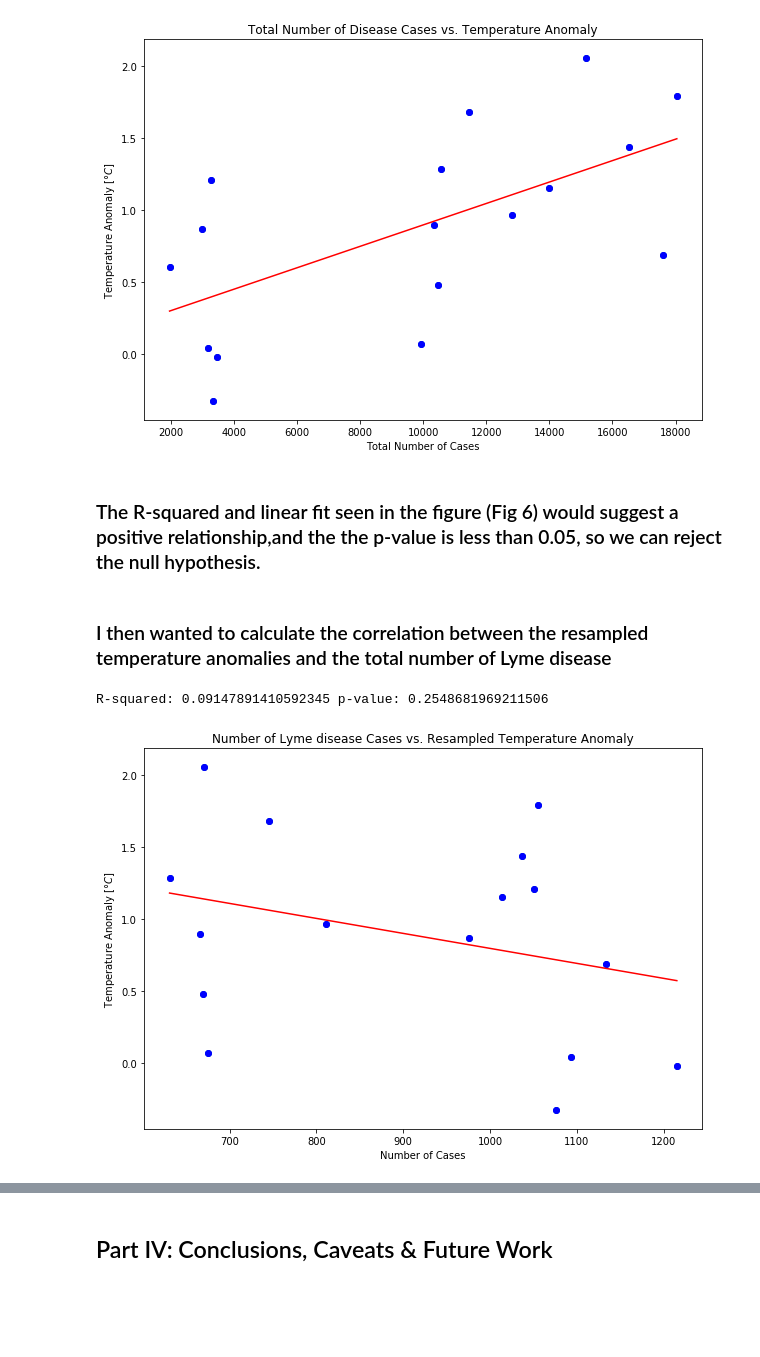
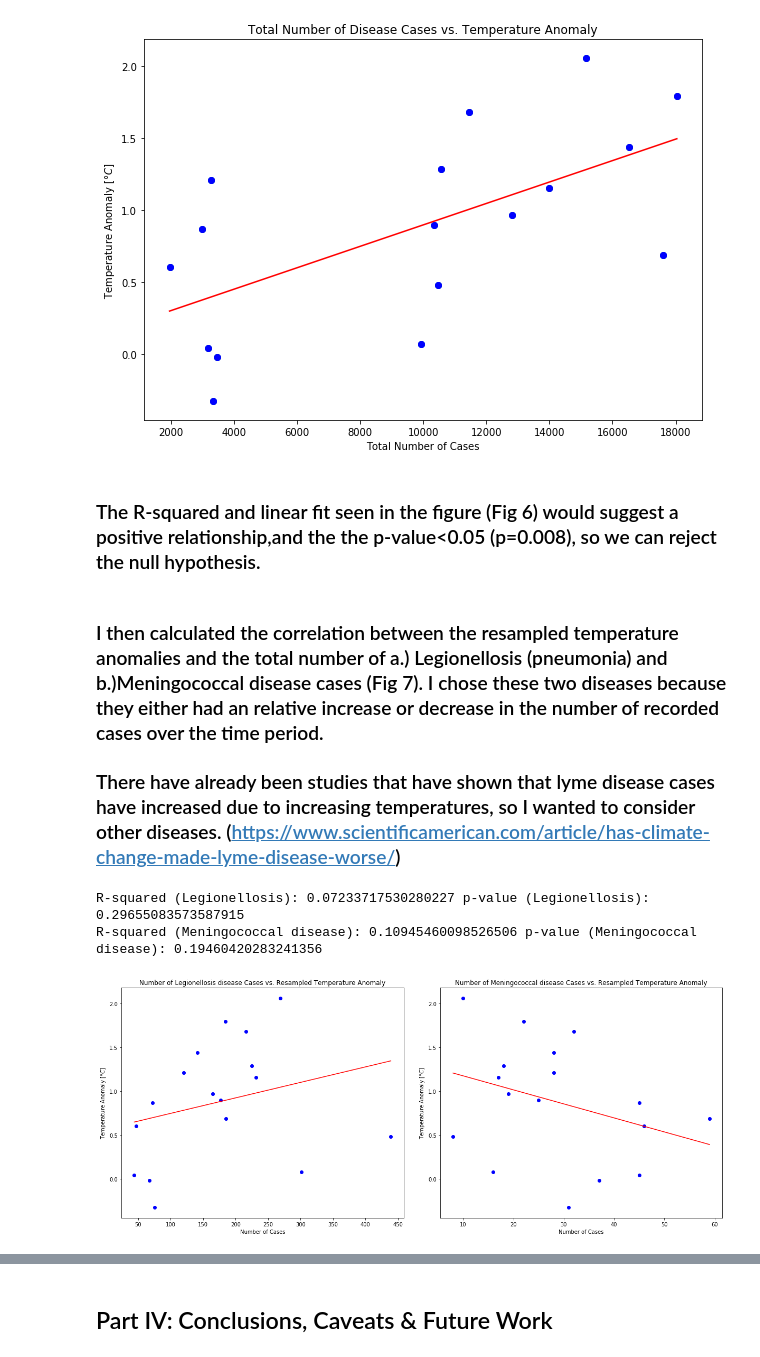
Before and after one commit to stephaniestettz/RCES-Final-Project, a Jupyter notebook: FinalProject.ipynb, the cells around one changed output, grey strips where cells are left out. Drawn from its saved outputs; the diff is of its cells as text; code cells hidden in the pictures; blank space fills up the shorter version.

```diff
--- a/FinalProject.ipynb
+++ b/FinalProject.ipynb
@@ -256,27 +264,48 @@ print('R-squared:', r_value**2, 'p-value:',p_value)
 R-squared: 0.3798344245532756 p-value: 0.008423208158496103
 [figure]
 # %% [markdown]
-### The R-squared and linear fit seen in the figure (Fig 6) would suggest a positive relationship,and the the p-value is less than 0.05, so we can reject the null hypothesis.
+### The R-squared and linear fit seen in the figure (Fig 6) would suggest a positive relationship,and the the p-value<0.05 (p=0.008), so we can reject the null hypothesis.
-# %% [markdown]
-### I then wanted to calculate the correlation between the resampled temperature anomalies and the total number of Lyme disease
+# %% [markdown]
+### I then calculated the correlation between the resampled temperature anomalies and the total number of a.) Legionellosis (pneumonia) and b.)Meningococcal disease cases (Fig 7).  I chose these two diseases because they either had an relative increase or decrease in the number of recorded cases over the time period.
+
+### There have already been studies that have shown that lyme disease cases have increased due to increasing temperatures, so I wanted to consider other diseases. (https://www.scientificamerican.com/article/has-climate-change-made-lyme-disease-worse/)
 # %%
-ds_dis = ds_group.loc['Streptococcus pneumoniae, invasive'].groupby('Year').aggregate({'Case_Count':sum})
+# Figure 7a
+ds_dis = ds_group.loc['Legionellosis'].groupby('Year').aggregate({'Case_Count':sum})
 ds_dis=ds_dis.to_xarray()
 x = ds_dis.Case_Count
-y=dt_anom_resample.temp.isel(X=39, Y=25,T=slice(51,67))
-fig, ax = plt.subplots(figsize=(10,7))
-plt.scatter(x,y)
+y=dt_anom_resample.temp.isel(X=39, Y=25,T=slice(50,67))
+fig, ax = plt.subplots(ncols=2,figsize=(17,7))
 gradient, intercept, r_value, p_value, std_err = stats.linregress(x,y)
 mn=np.min(x)
 mx=np.max(x)
 x1=np.linspace(mn,mx,17)
 y1=gradient*x1+intercept
-plt.plot(x,y,'ob')
-plt.plot(x1,y1,'-r')
-ax.set_xlabel('Number of Cases')
-ax.set_ylabel('Temperature Anomaly [$\degree C]$')
-ax.set_title('Number of Lyme disease Cases vs. Resampled Temperature Anomaly')
-print('R-squared:', r_value**2, 'p-value:',p_value)
+ax[0].plot(x,y,'ob')
+ax[0].plot(x1,y1,'-r')
+ax[0].set_xlabel('Number of Cases')
+ax[0].set_ylabel('Temperature Anomaly [$\degree C]$')
+ax[0].set_title('Number of Legionellosis disease Cases vs. Resampled Temperature Anomaly')
+print('R-squared (Legionellosis):', r_value**2, 'p-value (Legionellosis):',p_value)
+## Figure 7b
+ds_dis = ds_group.loc['Meningococcal disease, invasive'].groupby('Year').aggregate({'Case_Count':sum})
+ds_dis=ds_dis.to_xarray()
+x = ds_dis.Case_Count
+y=dt_anom_resample.temp.isel(X=39, Y=25,T=slice(50,67))
+gradient, intercept, r_value, p_value, std_err = stats.linregress(x,y)
+mn=np.min(x)
+mx=np.max(x)
+x1=np.linspace(mn,mx,17)
+y1=gradient*x1+intercept
+ax[1].plot(x,y,'ob')
+ax[1].plot(x1,y1,'-r')
+ax[1].set_xlabel('Number of Cases')
+ax[1].set_ylabel('Temperature Anomaly [$\degree C]$')
+ax[1].set_title('Number of Meningococcal disease Cases vs. Resampled Temperature Anomaly')
+print('R-squared (Meningococcal disease):', r_value**2, 'p-value (Meningococcal disease):',p_value)
+plt.tight_layout()
+plt.show()
 # %% [output]
-R-squared: 0.09147891410592345 p-value: 0.2548681969211506
+R-squared (Legionellosis): 0.07233717530280227 p-value (Legionellosis): 0.29655083573587915
+R-squared (Meningococcal disease): 0.10945460098526506 p-value (Meningococcal disease): 0.19460420283241356
-[figure, old version]
+[figure, new version]
```
Also changed, not shown: parts of 19 cells of this notebook, 1 other file.
